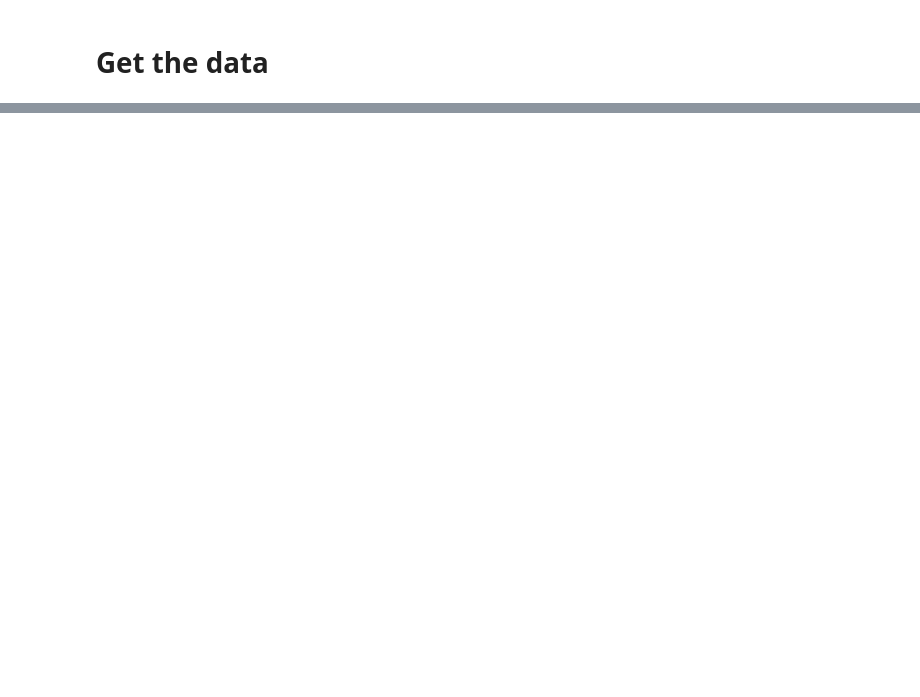
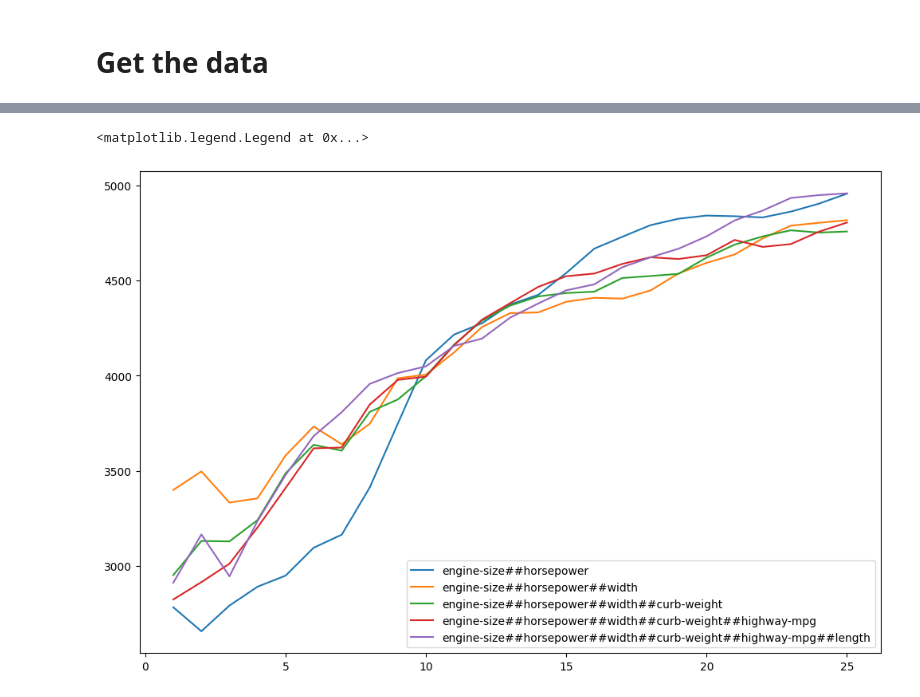
Before and after one commit to leugh/predicting_car_prices, a Jupyter notebook: code/predicting_car_prices.ipynb, the cells around one changed output, grey strips where cells are left out. Drawn from its saved outputs; the diff is of its cells as text; code cells hidden in the pictures; blank space fills up the shorter version.

```diff
--- a/code/predicting_car_prices.ipynb
+++ b/code/predicting_car_prices.ipynb
@@ -130,0 +265,4 @@ data.shape
+# %%
+feature_ranking = [2, 3, 4, 5, 6]
+number_neighbors = [x for x in range(5, 6)]
+feature_column_sep = '##'
@@ -130,0 +306,10 @@ data.shape
+# %%
+# get top features from previous multivar-model
+def get_top_features_from_multivar(top_n):
+    features = errors_multivar.sort_values(
+        by=['rmse'], ascending=True).reset_index(drop=True).loc[top_n, 'features'].split(feature_column_sep)
+    print('using features: ', features)
+
+    return features
+# %%
+features = get_top_features_from_multivar(3)
@@ -130,0 +318,20 @@ data.shape
+# %%
+number_neighbors = [x for x in range(1, 26)]
+errors_multivar_hyperparamt = pd.DataFrame()
+
+multivar_features = errors_multivar.features.unique().tolist()
+
+for feature_combination in multivar_features:
+    features = feature_combination.split(feature_column_sep)
+    print('using features: ', features)
+    errors_feature = pd.DataFrame()
+
+    for k_idx, k in enumerate(number_neighbors):
+        knn = KNeighborsRegressor(n_neighbors=k)
+        knn.fit(train_df[features], train_df[[target_column]])
+        predictions = knn.predict(test_df[features])
+
+        errors_feature.loc[k_idx, 'rmse'] = mean_squared_error(test_df[target_column], predictions, squared=False)
+        errors_feature.loc[k_idx, 'k'] = k
+        errors_feature.loc[k_idx, 'features'] = feature_column_sep.join(features)
+    errors_multivar_hyperparamt = errors_multivar_hyperparamt.append(errors_feature)
@@ -130,0 +360,14 @@ data.shape
+# %%
+fig=plt.figure(figsize=(12,8), dpi= 100, facecolor='w', edgecolor='k')
+
+data_viz = errors_multivar_hyperparamt.copy()
+for _ in errors_multivar_hyperparamt.features.unique().tolist():
+    plt.plot(
+        data_viz.k.unique().tolist()
+        , data_viz.loc[data_viz['features']==_, 'rmse']
+        , label=_
+    )
+plt.legend()
+# %% [output]
+<matplotlib.legend.Legend at 0x...>
+[figure, added]
```
Also changed, not shown: parts of 39 cells of this notebook, 1 other file.
